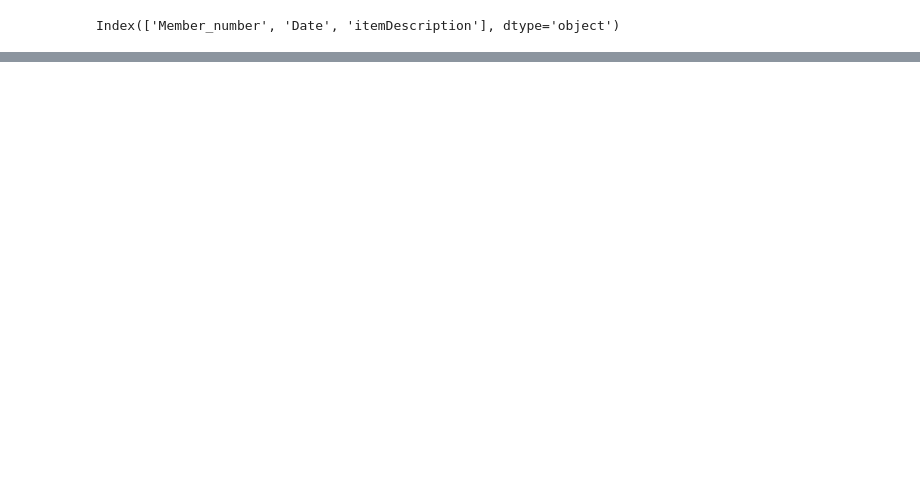
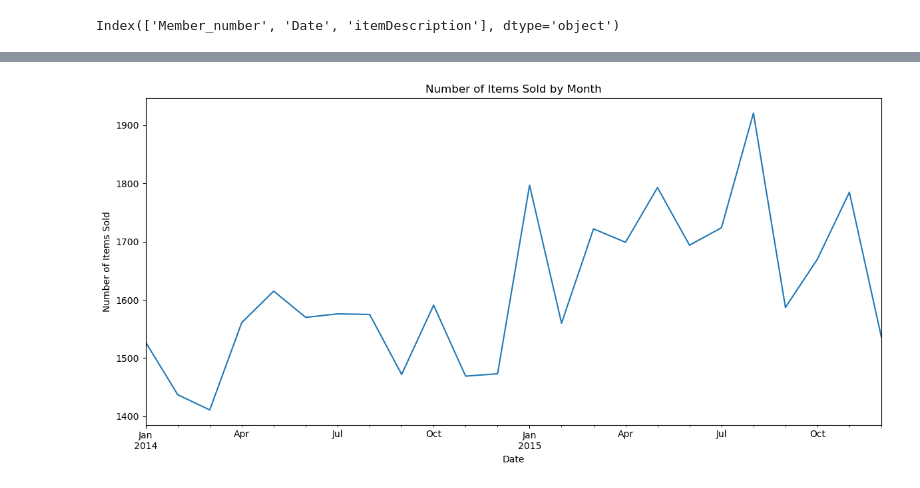
Before and after one commit to Chethan34/Market-Basket-Analysis, a Jupyter notebook: MasketBasketAnalysis.ipynb, the cells around one changed output, grey strips where cells are left out. Drawn from its saved outputs; the diff is of its cells as text; code cells hidden in the pictures; blank space fills up the shorter version.

```diff
--- a/MasketBasketAnalysis.ipynb
+++ b/MasketBasketAnalysis.ipynb
@@ -164,0 +109,4 @@ basket_filter
+# %%
+#2.2: Creating Items sold monthly
+data_date = data.set_index(['Date'])
+data_date
@@ -164,0 +128,13 @@ basket_filter
+# %%
+#Monthly sales
+monthly_sales = data.resample('M', on='Date')['itemDescription'].count()
+
+plt.figure(figsize=(12, 6))
+monthly_sales.plot()
+plt.title('Number of Items Sold by Month')
+plt.xlabel('Date')
+plt.ylabel('Number of Items Sold')
+plt.tight_layout()
+plt.show()
+# %% [output]
+[figure, added]
```
Also changed, not shown: parts of 19 cells of this notebook.
